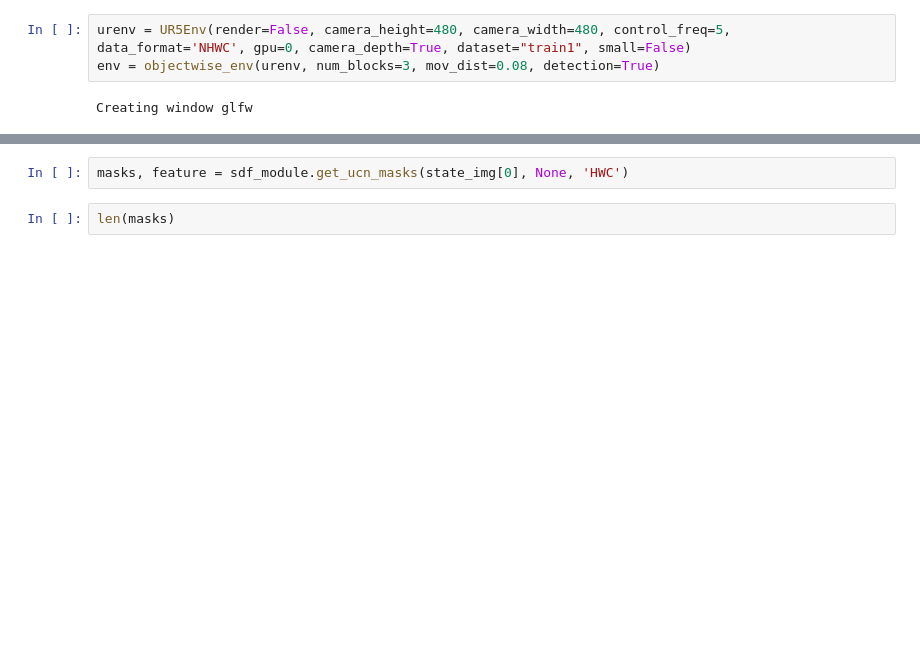
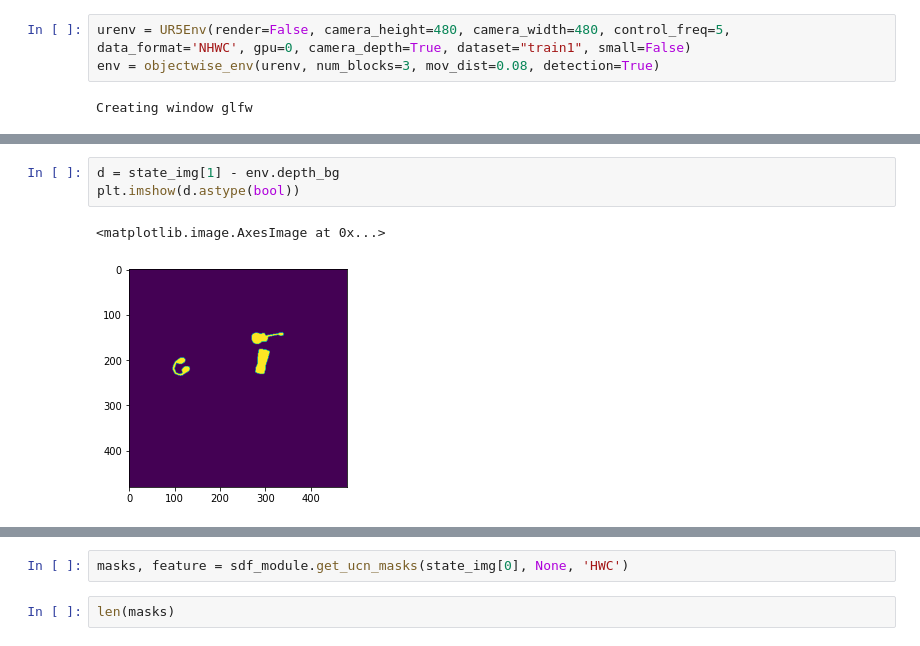
Before and after one commit to hogunkee/ur5_manipulation, a Jupyter notebook: object_wise/dqn/debugging.ipynb, the cells around one changed output, grey strips where cells are left out. Drawn from its saved outputs; the diff is of its cells as text; blank space fills up the shorter version.

```diff
--- a/object_wise/dqn/debugging.ipynb
+++ b/object_wise/dqn/debugging.ipynb
@@ -19,0 +41,6 @@ Creating window glfw
+# %%
+d = state_img[1] - env.depth_bg
+plt.imshow(d.astype(bool))
+# %% [output]
+<matplotlib.image.AxesImage at 0x...>
+[figure, added]
```
Also changed, not shown: parts of 10 cells of this notebook, 8 other files.
